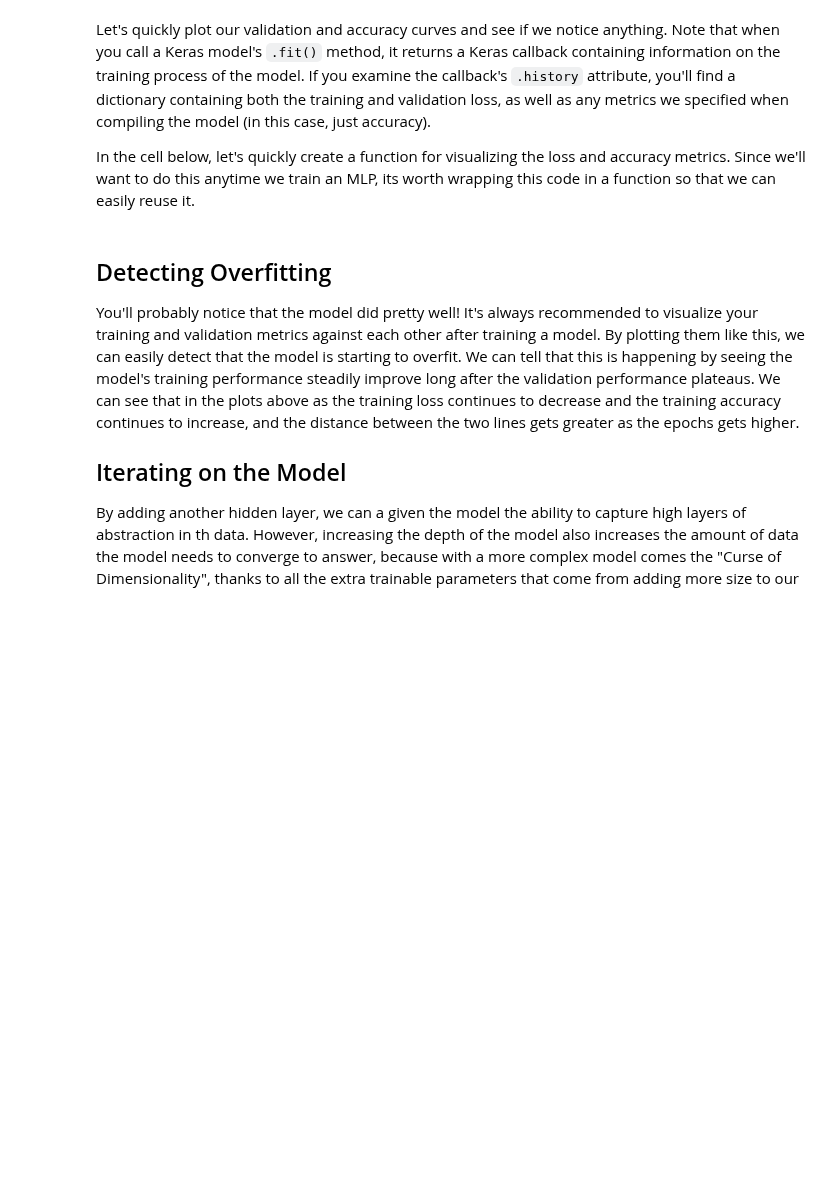
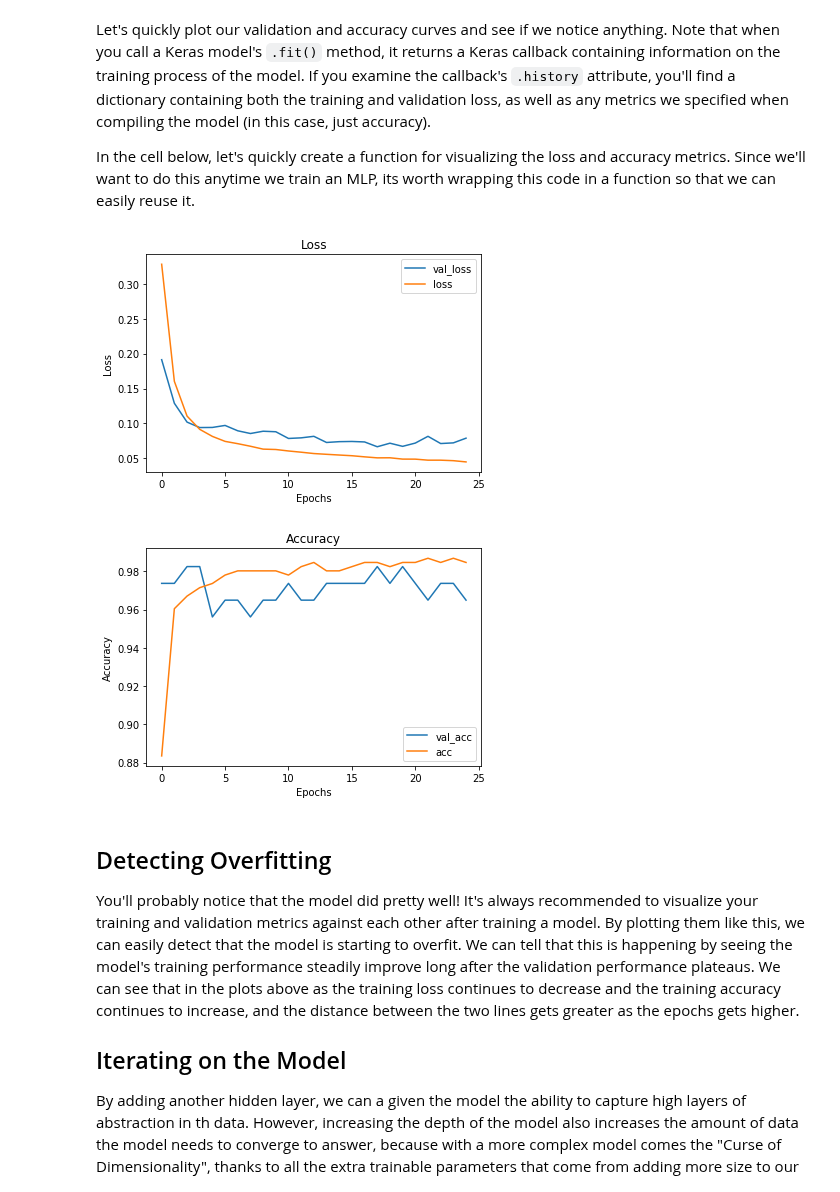
Before and after one commit to learn-co-curriculum/dsc-deeper-neural-networks-lab, a Jupyter notebook: index.ipynb, the cells around one changed output. Drawn from its saved outputs; the diff is of its cells as text; code cells hidden in the pictures; blank space fills up the shorter version.

Commit message:
ALERT: Cell Mismatch. Auto-create curriculum branch from solution + master

```diff
--- a/index.ipynb
+++ b/index.ipynb
@@ -81,6 +153,11 @@ In the cell below:
 * Since this is a binary classification task, the output layer should be a `Dense` layer with a single neuron, and the activation set to `'sigmoid'`.
 # %%
 model_1 = None
+# %%
+# __SOLUTION__
+model_1 = Sequential()
+model_1.add(Dense(5, activation='tanh', input_shape=(30,)))
+model_1.add(Dense(1, activation='sigmoid'))
 # %% [markdown]
 ### Compiling the Model
 
@@ -91,6 +168,9 @@ In the cell below, compile the model. Set the following hyperparameters:
 * `loss='binary_crossentropy'`
 * `optimizer='sgd'`
 * `metrics=['accuracy']`
+# %%
+# __SOLUTION__
+model_1.compile(loss='binary_crossentropy', optimizer='sgd', metrics=['accuracy'])
 # %% [markdown]
 ### Fitting the Model
 
@@ -101,3 +181,6 @@ Now, let's fit the model. In addition to our scaled data and our labels, set the
 * `validation_split=0.2`
 # %%
 results_1 = None
+# %%
+# __SOLUTION__
+results_1 = model_1.fit(scaled_data, labels, epochs=25, batch_size=1, validation_split=0.2)
@@ -125,8 +226,35 @@ def visualize_training_results(results):
     plt.xlabel('Epochs')
     plt.ylabel('Accuracy')
     plt.show()
+# %%
+# __SOLUTION__
+def visualize_training_results(results):
+    history = results.history
+    plt.figure()
+    plt.plot(history['val_loss'])
+    plt.plot(history['loss'])
+    plt.legend(['val_loss', 'loss'])
+    plt.title('Loss')
+    plt.xlabel('Epochs')
+    plt.ylabel('Loss')
+    plt.show()
+
+    plt.figure()
+    plt.plot(history['val_acc'])
+    plt.plot(history['acc'])
+    plt.legend(['val_acc', 'acc'])
+    plt.title('Accuracy')
+    plt.xlabel('Epochs')
+    plt.ylabel('Accuracy')
+    plt.show()
 # %%
 visualize_training_results(results_1)
+# %%
+# __SOLUTION__
+visualize_training_results(results_1)
+# %% [output]
+[figure, added]
+[figure, added]
 # %% [markdown]
 ## Detecting Overfitting
 
```
Also changed, not shown: parts of 16 cells of this notebook, 7 other files.
